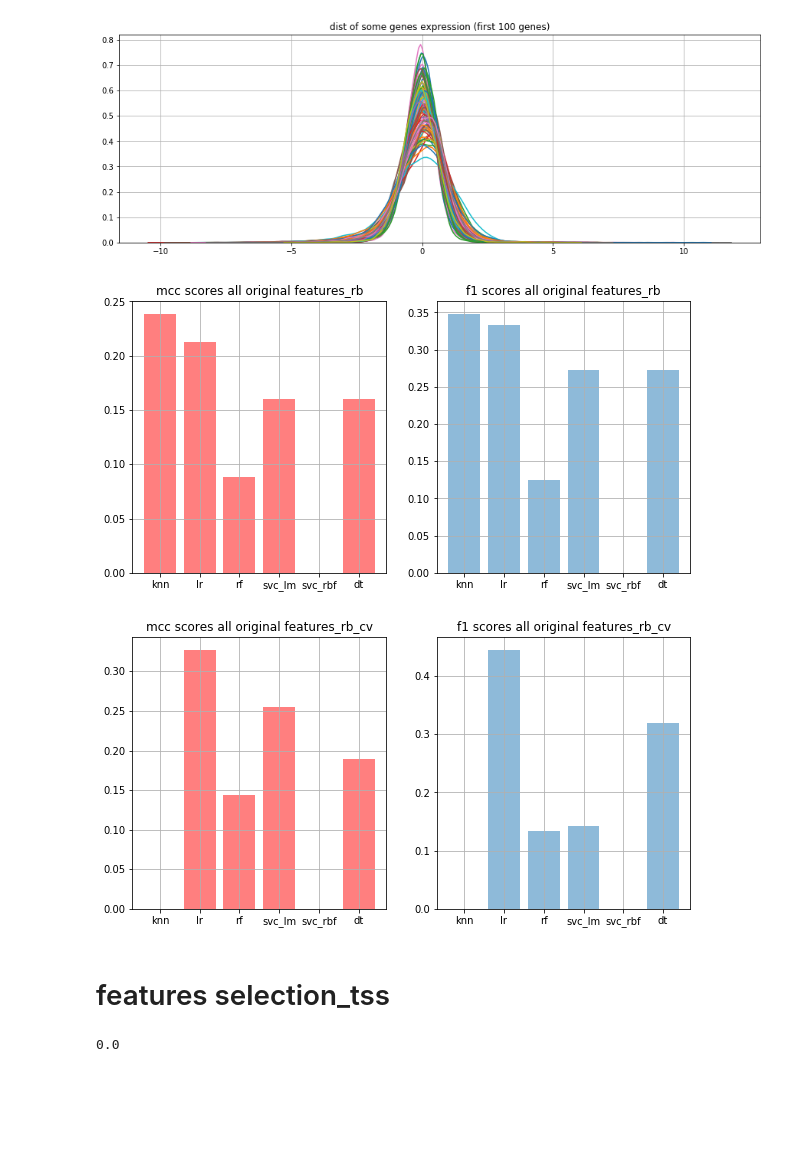
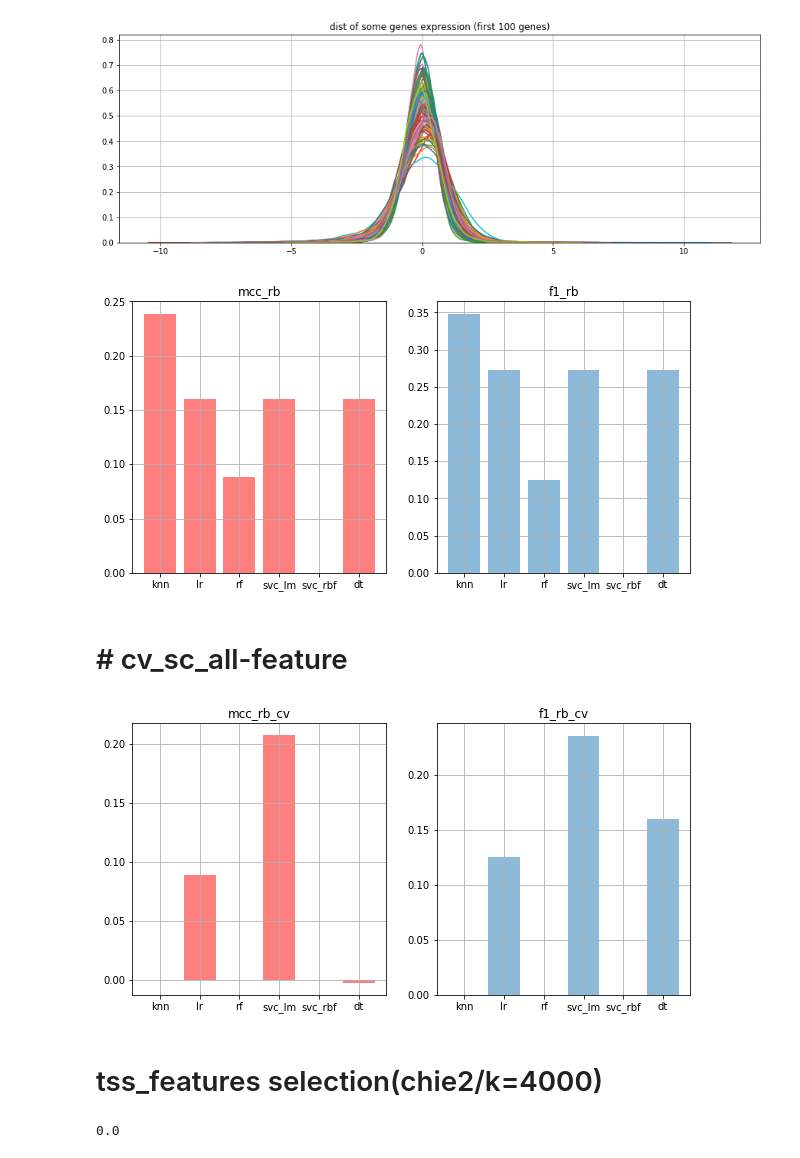
Before and after one commit to dinaOuahbi/Some_MLs-with-python, a Jupyter notebook: 05_hatzis_2011_merge_communc07_resp_gene.ipynb, the cells around one changed output. Cells and saved outputs as stored; diff of their text form; code cells hidden in the pictures; blank space fills up the shorter version.

```diff
--- a/05_hatzis_2011_merge_communc07_resp_gene.ipynb
+++ b/05_hatzis_2011_merge_communc07_resp_gene.ipynb
@@ -152,8 +151,8 @@ lr = LogisticRegression(penalty='l2',
 rf =RandomForestClassifier(n_estimators = 20,
                                 criterion = 'entropy',
                                 random_state = 51)
-svc_lm = SVC(random_state=0, kernel='linear')
-svc_rbf = SVC(random_state=0, kernel='rbf')
+svc_lm = SVC(random_state=0, kernel='linear', probability=True)
+svc_rbf = SVC(random_state=0, kernel='rbf', probability=True)
 dt =  DecisionTreeClassifier(criterion = 'entropy',random_state = 0, max_depth=None)
 
 # make dictionnary
@@ -200,7 +207,7 @@ print(f1_score(y_test, ab.predict(X_test)))
 # %%
 from sklearn.model_selection import cross_val_score, cross_val_predict
 from sklearn.model_selection import StratifiedKFold
-cv = StratifiedKFold(10, random_state=0)
+cv = StratifiedKFold(10, shuffle=True)
 
 # make dictionnary
 pred_cv = {}
@@ -261,14 +286,16 @@ plt.figure(figsize=(10,5))
 plt.subplot(121)
 plt.bar(list_models, mcc_rb.values(), alpha=0.5, color='red')
 plt.grid(True)
-plt.title('mcc scores all original features_rb')
+plt.title('mcc_rb')
 plt.subplot(122)
 plt.bar(list_models, f1_rb.values(), alpha=0.5)
 plt.grid(True)
-plt.title('f1 scores all original features_rb')
-plt.savefig("05_hatzis_2011_mccf1 scores all original features_rb.png")
+plt.title('f1_rb')
+plt.savefig("05_hatzis_2011_rb.png")
 # %% [output]
-[figure, old version]
+[figure, new version]
+# %% [markdown]
+# # cv_sc_all-feature
 # %%
 #cv
 # make dictionnary
@@ -285,18 +312,18 @@ for clf in models:
 # %%
 plt.figure(figsize=(10,5))
 plt.subplot(121)
 plt.bar(list_models, mcc_rb_cv.values(), alpha=0.5, color='red')
 plt.grid(True)
-plt.title('mcc scores all original features_rb_cv')
+plt.title('mcc_rb_cv')
 plt.subplot(122)
 plt.bar(list_models, f1_rb_cv.values(), alpha=0.5)
 plt.grid(True)
-plt.title('f1 scores all original features_rb_cv')
-plt.savefig("05_hatzis_2011_mccf1 scores all original features_rb_cv.png")
+plt.title('f1_rb_cv')
+plt.savefig("05_hatzis_2011_rb_cv.png")
 # %% [output]
-[figure, old version]
+[figure, new version]
-# %% [markdown]
-# features selection_tss
+# %% [markdown]
+# tss_features selection(chie2/k=4000)
 # %%
 #minmax
 #no outlier (see distribution)
```
Also changed, not shown: parts of 46 cells of this notebook, 16 other files.
